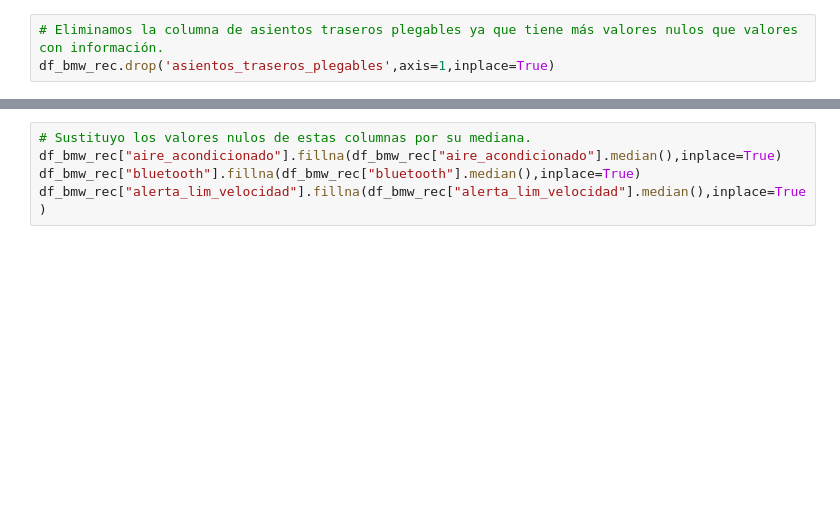
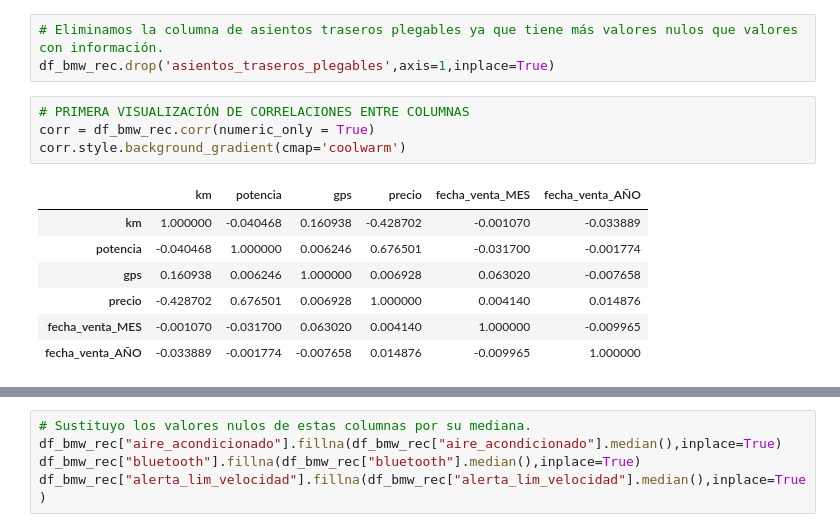
Before and after one commit to SyM97/primer_entregable, a Jupyter notebook: practica_entregable_Simeon_Mitev.ipynb, the cells around one changed output, grey strips where cells are left out. Saved outputs shown, nothing was run; the diff lists cells and outputs as text; blank space fills up the shorter version.

Commit message:
avance_entregable

```diff
--- a/practica_entregable_Simeon_Mitev.ipynb
+++ b/practica_entregable_Simeon_Mitev.ipynb
@@ -174,3 +188,15 @@ df_bmw_rec=pd.read_pickle("practica_entregable_Simeon_Mitev_PK")
 # %%
 # Eliminamos la columna de asientos traseros plegables ya que tiene más valores nulos que valores con información.
 df_bmw_rec.drop('asientos_traseros_plegables',axis=1,inplace=True)
+# %%
+# PRIMERA VISUALIZACIÓN DE CORRELACIONES ENTRE COLUMNAS
+corr = df_bmw_rec.corr(numeric_only = True)
+corr.style.background_gradient(cmap='coolwarm')
+# %% [output]
+|  | km | potencia | gps | precio | fecha_venta_MES | fecha_venta_AÑO |
+| km | 1.000000 | -0.040468 | 0.160938 | -0.428702 | -0.001070 | -0.033889 |
+| potencia | -0.040468 | 1.000000 | 0.006246 | 0.676501 | -0.031700 | -0.001774 |
+| gps | 0.160938 | 0.006246 | 1.000000 | 0.006928 | 0.063020 | -0.007658 |
+| precio | -0.428702 | 0.676501 | 0.006928 | 1.000000 | 0.004140 | 0.014876 |
+| fecha_venta_MES | -0.001070 | -0.031700 | 0.063020 | 0.004140 | 1.000000 | -0.009965 |
+| fecha_venta_AÑO | -0.033889 | -0.001774 | -0.007658 | 0.014876 | -0.009965 | 1.000000 |
```
Also changed, not shown: parts of 24 cells of this notebook, 1 other file.
